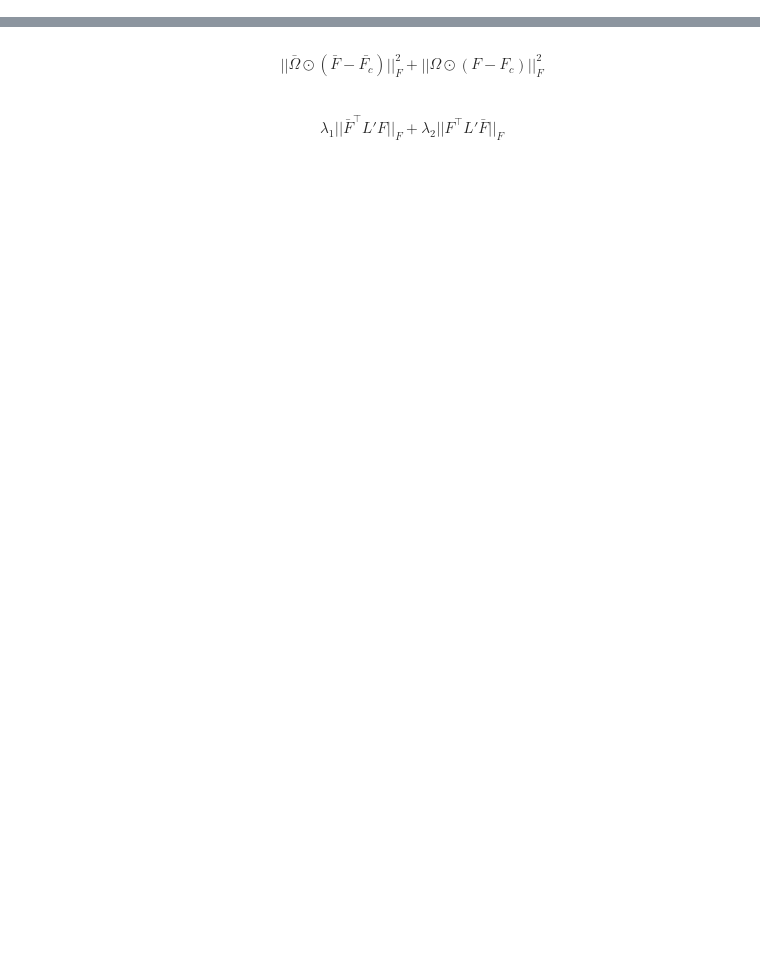
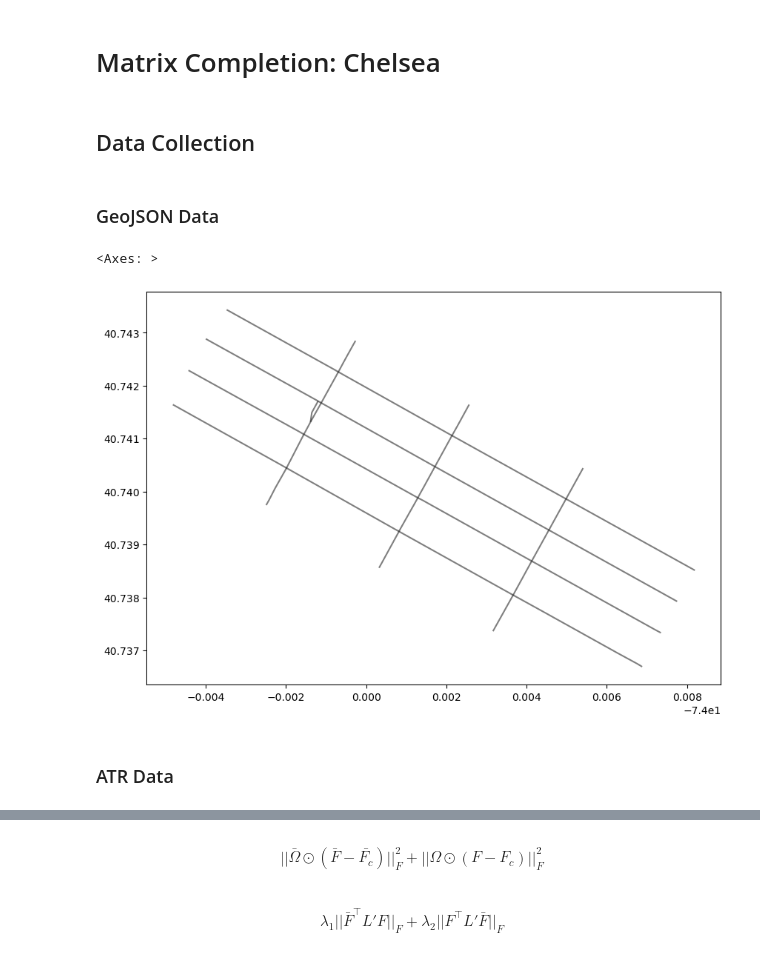
Before and after one commit to ct-spec-res/ev-load-forecast-nyc, a Jupyter notebook: src/automated-traffic-counts/05_ksha_cvxpy_chelsea.ipynb, the cells around one changed output, grey strips where cells are left out. Saved outputs shown, nothing was run; the diff lists cells and outputs as text; code cells hidden in the pictures; blank space fills up the shorter version.

Commit message:
Chelsea matrix completion pt1

```diff
--- a/src/automated-traffic-counts/05_ksha_cvxpy_chelsea.ipynb
+++ b/src/automated-traffic-counts/05_ksha_cvxpy_chelsea.ipynb
@@ -229,0 +19,27 @@ l1, l2, l3, l4, l5 = 1, 1, 1, 1, 1
+# %% [markdown]
+# Matrix Completion: Chelsea
+# %% [markdown]
+## Data Collection
+# %% [markdown]
+### GeoJSON Data
+# %%
+# Get shaply value from geojson
+polygon = gpd.read_file('chelsea_network.geojson').to_crs(4326)['geometry'][0]
+
+# Create graph from Open Street Map based on graph, Include travel time over edges
+G = ox.add_edge_travel_times(ox.add_edge_speeds(ox.graph_from_polygon(polygon, network_type='drive', simplify=True)))
+
+## The current method of just using osmnx to get the lines is not granular enough so we need to refilter the graph with gpd
+# Creates dataframes based on nodes and edges
+nodes_gdf, edges_gdf = ox.graph_to_gdfs(G)
+
+# Remove edges outside of polygon
+edges_gdf = edges_gdf[edges_gdf.geometry.within(polygon) == True]
+# %%
+fig, ax = plt.subplots(figsize=(10,10))
+edges_gdf.plot(ax=ax, color='black', alpha=0.5)
+# %% [output]
+<Axes: >
+[figure, added]
+# %% [markdown]
+### ATR Data
```
Also changed, not shown: parts of 65 cells of this notebook.
